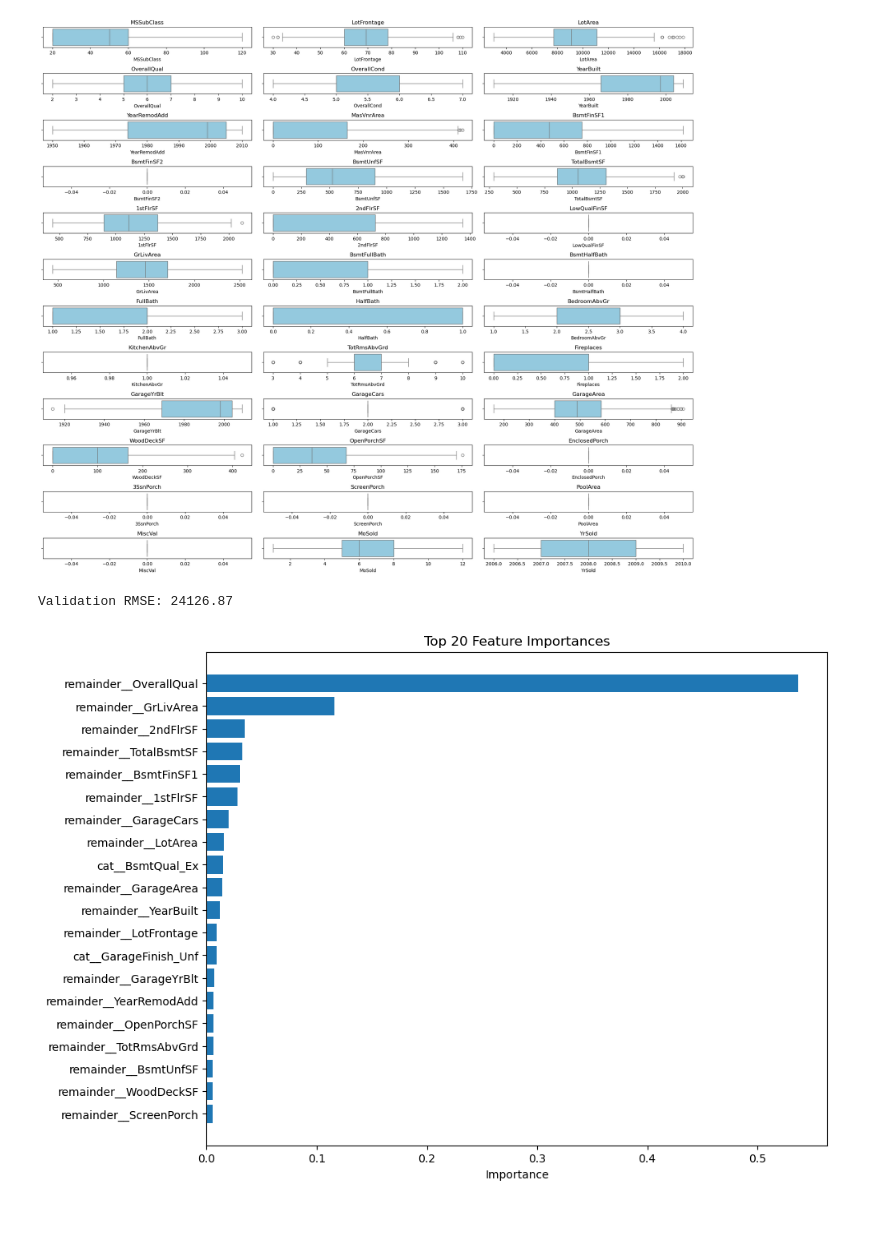
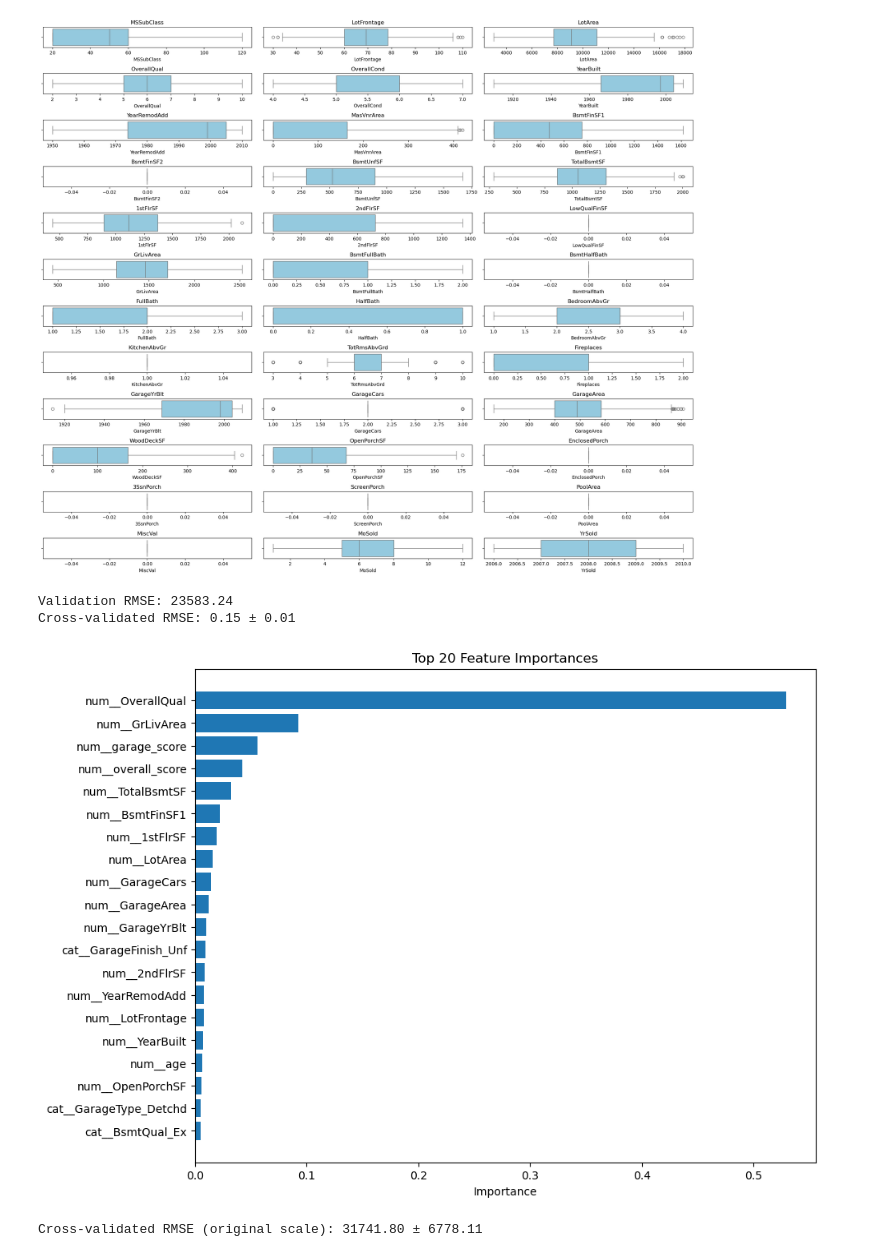
Before and after one commit to yk-data-science/kaggle-home-prices-prediction, a Jupyter notebook: notebooks/01_eda_and_initial_analysis.ipynb, the cells around one changed output. Saved outputs shown, nothing was run; the diff lists cells and outputs as text; code cells hidden in the pictures; blank space fills up the shorter version.

Commit message:
Add modells amd feature engineering

```diff
--- a/notebooks/01_eda_and_initial_analysis.ipynb
+++ b/notebooks/01_eda_and_initial_analysis.ipynb
@@ -390,31 +402,81 @@ test_encoded = encoder.transform(test)
 # %%
-from sklearn.ensemble import RandomForestRegressor
-from sklearn.metrics import mean_squared_error
+from sklearn.preprocessing import OneHotEncoder
+from sklearn.compose import ColumnTransformer
+from sklearn.preprocessing import StandardScaler
 
-model = RandomForestRegressor(random_state=42)
-model.fit(X_train_encoded, y_train)
+# Setup encoder
+encoder = ColumnTransformer(
+    transformers=[
+        ('cat', OneHotEncoder(handle_unknown='ignore', sparse_output=False), categorical_cols),
+        ('num', StandardScaler(), numeric_cols)
+    ]
+)
 
-# Predict
-y_val_pred = model.predict(X_val_encoded)
-mse = mean_squared_error(y_val, y_val_pred)
-rmse = np.sqrt(mse)
-print(f"Validation RMSE: {rmse:.2f}")
+# Fit-transform on train, transform on others
+
+X_train_encoded = encoder.fit_transform(X_train)
+X_val_encoded = encoder.transform(X_val)
+X_cal_encoded = encoder.transform(X_cal)
+test_encoded = encoder.transform(test)
+
+feature_names = encoder.get_feature_names_out()
+X_train_encoded_df = pd.DataFrame(X_train_encoded, columns=feature_names, index=X_train.index)
+X_val_encoded_df = pd.DataFrame(X_val_encoded, columns=feature_names, index=X_val.index)
+X_cal_encoded_df = pd.DataFrame(X_cal_encoded, columns=feature_names, index=X_cal.index)
+test_encoded_df = pd.DataFrame(test_encoded, columns=feature_names, index=test.index)
-# %% [output]
-Validation RMSE: 24126.87
 # %%
+from sklearn.ensemble import RandomForestRegressor
+from sklearn.metrics import mean_squared_error, make_scorer
+from sklearn.model_selection import KFold, cross_val_score
+import numpy as np
 import matplotlib.pyplot as plt
-import numpy as np
 
-importances = model.feature_importances_
+model_rf = RandomForestRegressor(random_state=42)
+model_rf.fit(X_train_encoded_df, y_train_log)
+
+# Predict
+y_val_pred_log = model_rf.predict(X_val_encoded_df)
+y_val_pred = np.expm1(y_val_pred_log)
+rmse = mean_squared_error(y_val, y_val_pred, squared=False)
+print(f"Validation RMSE: {rmse:.2f}")
+
+# Cross-validation
+kf = KFold(n_splits=5, shuffle=True, random_state=42)
+cv_rmse = -cross_val_score(
+    model_rf, X_train_encoded_df, y_train_log,
+    scoring='neg_root_mean_squared_error', cv=kf
+)
+print(f"Cross-validated RMSE: {cv_rmse.mean():.2f} ± {cv_rmse.std():.2f}")
+
+
+# Feature importance
+importances = model_rf.feature_importances_
 feature_names = encoder.get_feature_names_out()
 
 # Top 20
 indices = np.argsort(importances)[-20:]
 plt.figure(figsize=(10, 8))
 plt.barh(range(len(indices)), importances[indices], align='center')
 plt.yticks(range(len(indices)), feature_names[indices])
 plt.title('Top 20 Feature Importances')
 plt.xlabel('Importance')
 plt.show()
+
+# Scale
+def rmse_exp(y_true, y_pred_log):
+    y_true_exp = np.expm1(y_true)
+    y_pred_exp = np.expm1(y_pred_log)
+    return mean_squared_error(y_true_exp, y_pred_exp, squared=False)
+
+rmse_scorer = make_scorer(rmse_exp, greater_is_better=False)
+
+cv_rmse_exp = -cross_val_score(
+    model_rf, X_train_encoded_df, y_train_log,
+    scoring=rmse_scorer, cv=kf
+)
+print(f"Cross-validated RMSE (original scale): {cv_rmse_exp.mean():.2f} ± {cv_rmse_exp.std():.2f}")
 # %% [output]
+Validation RMSE: 23583.24
+Cross-validated RMSE: 0.15 ± 0.01
-[figure, old version]
+[figure, new version]
+Cross-validated RMSE (original scale): 31741.80 ± 6778.11
```
Also changed, not shown: parts of 3 cells of this notebook.
